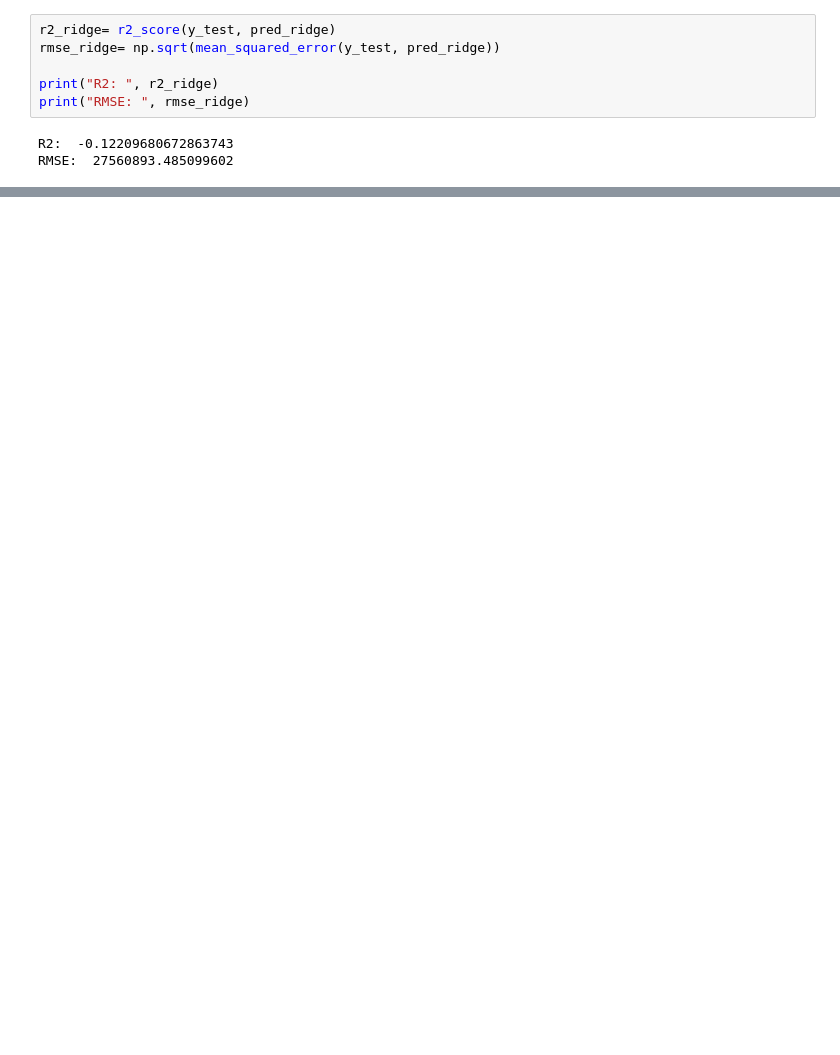
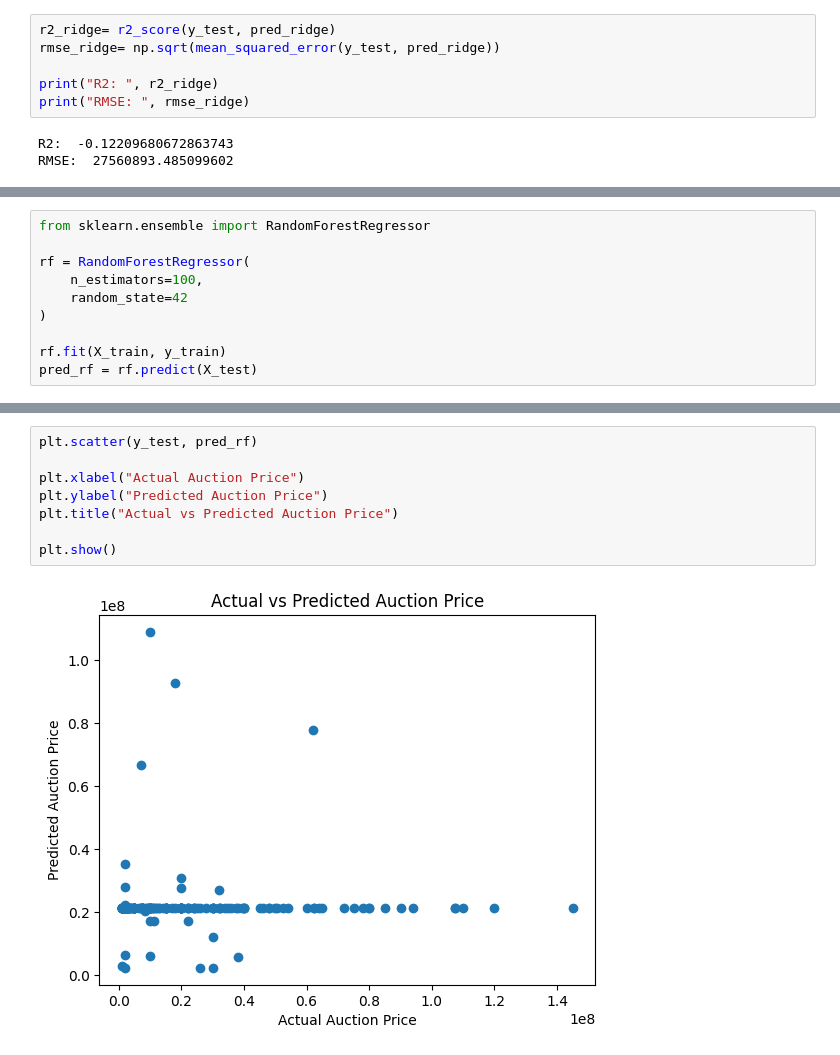
Before and after one commit to riddhikale/CricIQ, a Jupyter notebook: notebooks/ml_auction_price.ipynb, the cells around one changed output, grey strips where cells are left out. Drawn from its saved outputs; the diff is of its cells as text; blank space fills up the shorter version.

Commit message:
build random forest model for price prediction

```diff
--- a/notebooks/ml_auction_price.ipynb
+++ b/notebooks/ml_auction_price.ipynb
@@ -164,0 +185,10 @@ RMSE:  27560893.485099602
+# %%
+from sklearn.ensemble import RandomForestRegressor
+
+rf = RandomForestRegressor(
+    n_estimators=100,
+    random_state=42
+)
+
+rf.fit(X_train, y_train)
+pred_rf = rf.predict(X_test)
@@ -164,0 +207,10 @@ RMSE:  27560893.485099602
+# %%
+plt.scatter(y_test, pred_rf)
+
+plt.xlabel("Actual Auction Price")
+plt.ylabel("Predicted Auction Price")
+plt.title("Actual vs Predicted Auction Price")
+
+plt.show()
+# %% [output]
+[figure, added]
```
Also changed, not shown: parts of 4 cells of this notebook.
